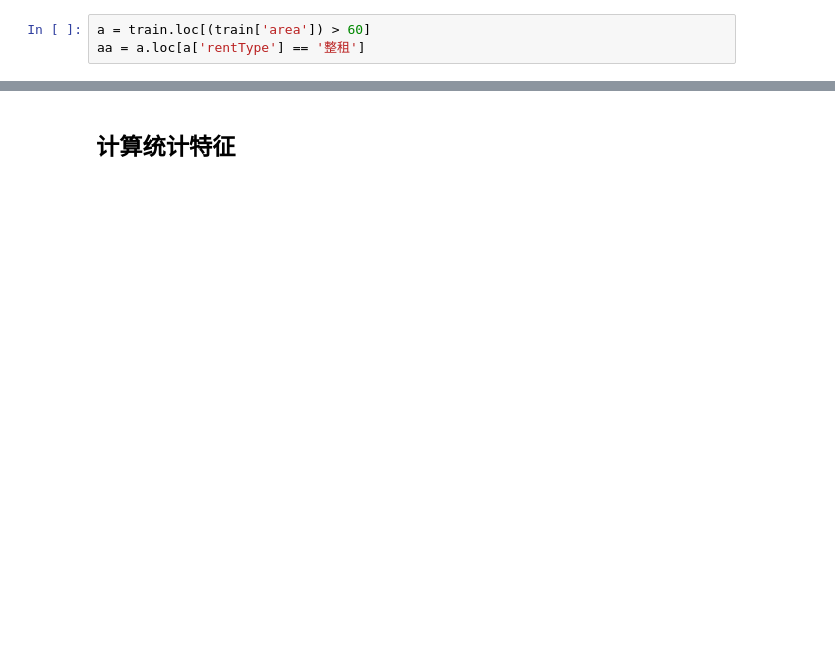
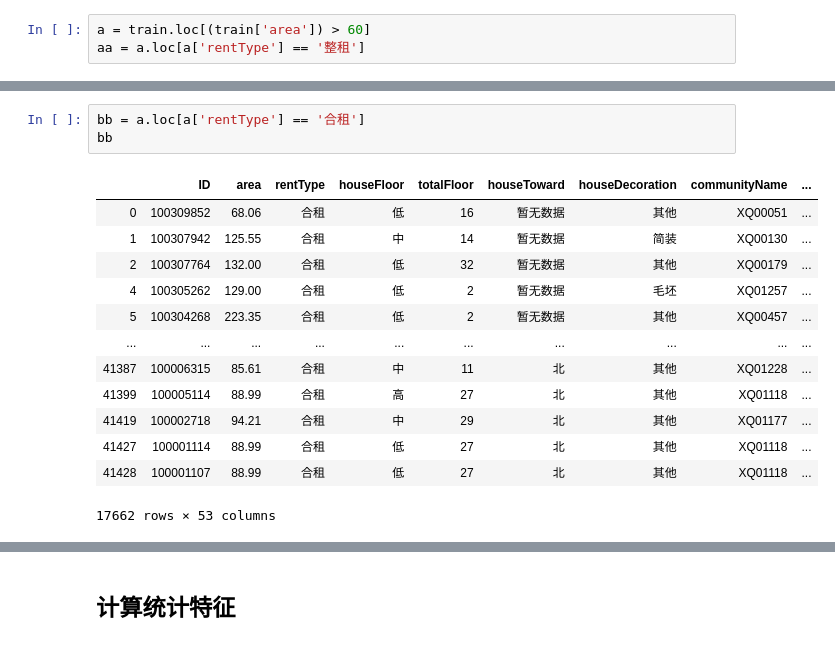
Before and after one commit to SunnyFei-78/team-learning, a Jupyter notebook: 数据竞赛（房租预测）/Housing_FE.ipynb, the cells around one changed output, grey strips where cells are left out. Saved outputs shown, nothing was run; the diff lists cells and outputs as text; blank space fills up the shorter version.

```diff
--- a/数据竞赛（房租预测）/Housing_FE.ipynb
+++ b/数据竞赛（房租预测）/Housing_FE.ipynb
@@ -137,0 +175,17 @@ aa.sort_values(by='area')
+# %%
+bb = a.loc[a['rentType'] == '合租']
+bb
+# %% [output]
+|  | ID | area | rentType | houseFloor | totalFloor | houseToward | houseDecoration | communityName | ... |
+| 0 | 100309852 | 68.06 | 合租 | 低 | 16 | 暂无数据 | 其他 | XQ00051 | ... |
+| 1 | 100307942 | 125.55 | 合租 | 中 | 14 | 暂无数据 | 简装 | XQ00130 | ... |
+| 2 | 100307764 | 132.00 | 合租 | 低 | 32 | 暂无数据 | 其他 | XQ00179 | ... |
+| 4 | 100305262 | 129.00 | 合租 | 低 | 2 | 暂无数据 | 毛坯 | XQ01257 | ... |
+| 5 | 100304268 | 223.35 | 合租 | 低 | 2 | 暂无数据 | 其他 | XQ00457 | ... |
+| ... | ... | ... | ... | ... | ... | ... | ... | ... | ... |
+| 41387 | 100006315 | 85.61 | 合租 | 中 | 11 | 北 | 其他 | XQ01228 | ... |
+| 41399 | 100005114 | 88.99 | 合租 | 高 | 27 | 北 | 其他 | XQ01118 | ... |
+| 41419 | 100002718 | 94.21 | 合租 | 中 | 29 | 北 | 其他 | XQ01177 | ... |
+| 41427 | 100001114 | 88.99 | 合租 | 低 | 27 | 北 | 其他 | XQ01118 | ... |
+| 41428 | 100001107 | 88.99 | 合租 | 低 | 27 | 北 | 其他 | XQ01118 | ... |
+17662 rows × 53 columns
```
Also changed, not shown: parts of 28 cells of this notebook, 1 other file.
